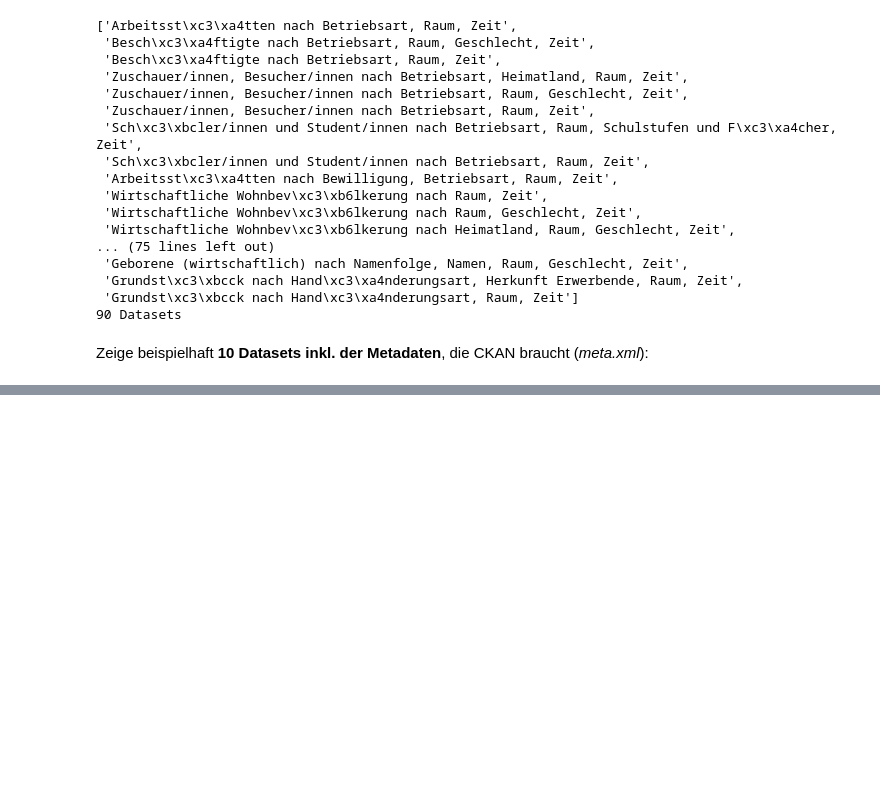
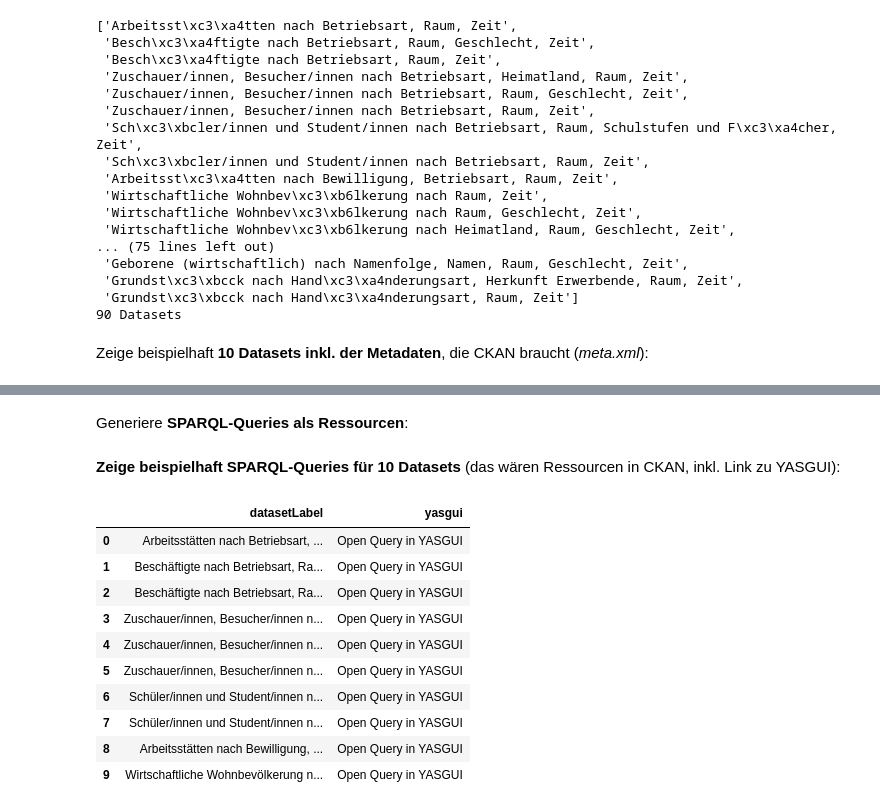
Before and after one commit to opendatazurich/lod-datasets, a Jupyter notebook: LOD-Datasets.ipynb, the cells around one changed output, grey strips where cells are left out. Cells and saved outputs as stored; diff of their text form; code cells hidden in the pictures; blank space fills up the shorter version.

Commit message:
Generate SPARQL queries for datasets

```diff
--- a/LOD-Datasets.ipynb
+++ b/LOD-Datasets.ipynb
@@ -186,0 +254,32 @@ pd.DataFrame(data=metadata)
+# %% [markdown]
+Generiere **SPARQL-Queries als Ressourcen**:
+# %%
+ressources = []
+# only loop over first 10 datasets
+for dataset in datasets[:10]:
+    resourceQuery = generateSPARQLforDataset(dataset);
+    url = generateYasguiUrl(resourceQuery)
+
+    ressources.append({
+        'dataset': dataset['uri'],
+        'datasetLabel': dataset['label'],
+        'query': resourceQuery,
+        'yasgui': url
+    })
+# %% [markdown]
+**Zeige beispielhaft SPARQL-Queries für 10 Datasets** (das wären Ressourcen in CKAN, inkl. Link zu YASGUI):
+# %%
+df = pd.DataFrame(data=ressources, columns=['datasetLabel', 'yasgui'])
+df.style.format({'yasgui': yasgui_clickable})
+# %% [output]
+|  | datasetLabel | yasgui |
+| 0 | Arbeitsstätten nach Betriebsart, ... | Open Query in YASGUI |
+| 1 | Beschäftigte nach Betriebsart, Ra... | Open Query in YASGUI |
+| 2 | Beschäftigte nach Betriebsart, Ra... | Open Query in YASGUI |
+| 3 | Zuschauer/innen, Besucher/innen n... | Open Query in YASGUI |
+| 4 | Zuschauer/innen, Besucher/innen n... | Open Query in YASGUI |
+| 5 | Zuschauer/innen, Besucher/innen n... | Open Query in YASGUI |
+| 6 | Schüler/innen und Student/innen n... | Open Query in YASGUI |
+| 7 | Schüler/innen und Student/innen n... | Open Query in YASGUI |
+| 8 | Arbeitsstätten nach Bewilligung, ... | Open Query in YASGUI |
+| 9 | Wirtschaftliche Wohnbevölkerung n... | Open Query in YASGUI |
```
Also changed, not shown: parts of 8 cells of this notebook, 1 other file.
